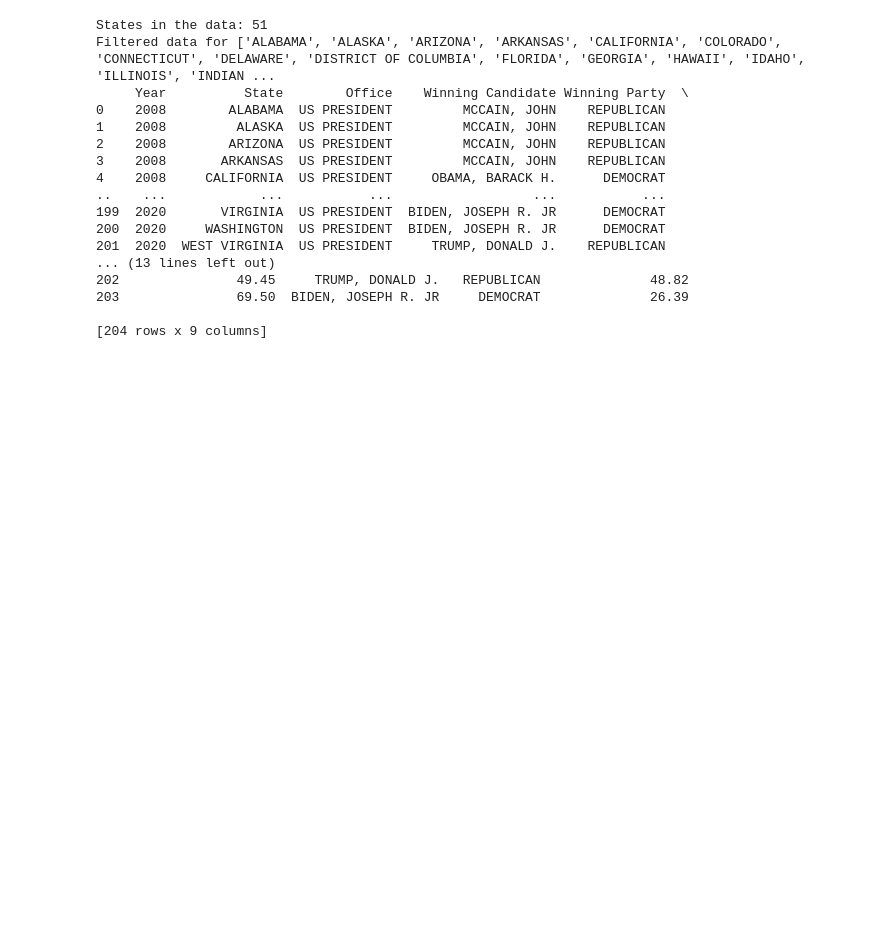
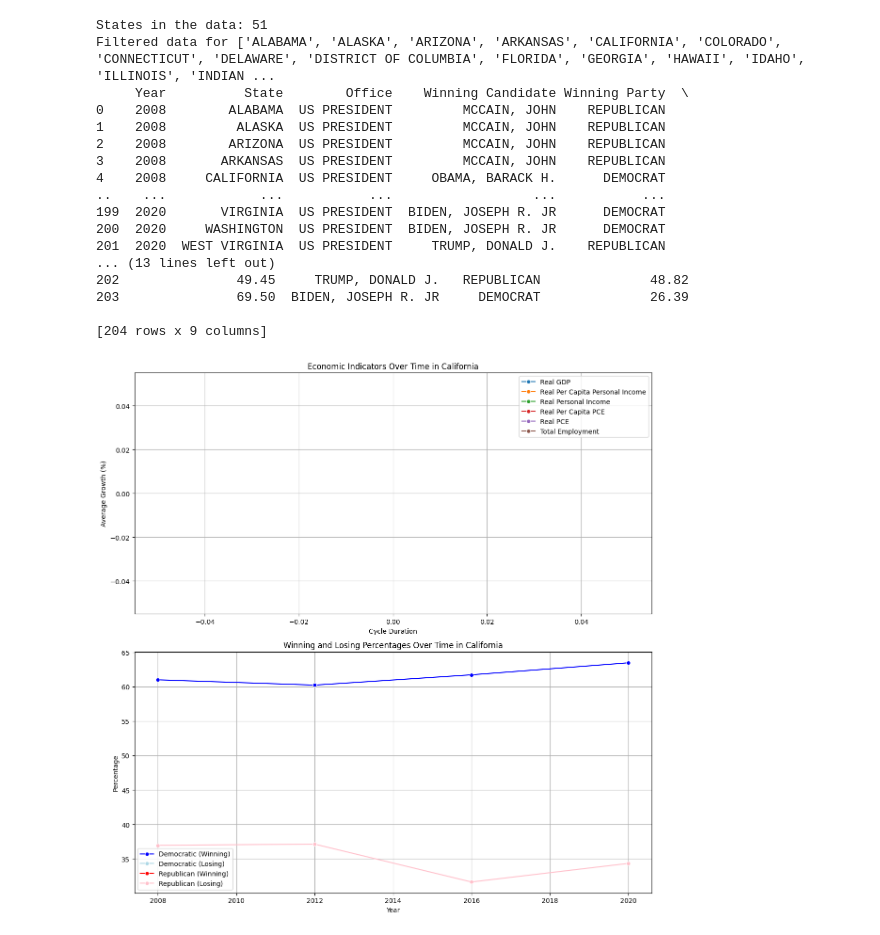
Before and after one commit to Virtigox/Electoral-Economic-Analysis, a Jupyter notebook: electoral_analysis/data_visualization.ipynb, the cells around one changed output. Drawn from its saved outputs; the diff is of its cells as text; code cells hidden in the pictures; blank space fills up the shorter version.

```diff
--- a/electoral_analysis/data_visualization.ipynb
+++ b/electoral_analysis/data_visualization.ipynb
@@ -118,3 +98,75 @@ Filtered data for ['ALABAMA', 'ALASKA', 'ARIZONA', 'ARKANSAS', 'CALIFORNIA', 'CO
 203               69.50  BIDEN, JOSEPH R. JR     DEMOCRAT              26.39
 
 [204 rows x 9 columns]
+# %%
+import matplotlib.pyplot as plt
+import seaborn as sns
+
+def plot_multiple_time_series(ax, data, state, indicators, title, xlabel, ylabel):
+    for indicator in indicators:
+        indicator_data = data[(data['State'] == state) & (data['Indicator'] == indicator)]
+        sns.lineplot(data=indicator_data, x='Cycle Duration', y='Average Growth (%)', marker='o', label=indicator, ax=ax)
+    ax.set_title(title)
+    ax.set_xlabel(xlabel)
+    ax.set_ylabel(ylabel)
+    ax.legend()
+    ax.grid(True)
+
+def plot_party_trends(ax, data, state, office, title, xlabel, ylabel):
+    # Plot Democratic trend
+    dem_winning_data = data[data['Winning Party'] == 'DEMOCRAT']
+    dem_losing_data = data[data['Losing Party'] == 'DEMOCRAT']
+    sns.lineplot(data=dem_winning_data, x='Year', y='Winning Percentage', marker='o', label='Democratic (Winning)', color='blue', ax=ax)
+    sns.lineplot(data=dem_losing_data, x='Year', y='Losing Percentage', marker='o', label='Democratic (Losing)', color='lightblue', ax=ax)
+
+    # Plot Republican trend
+    rep_winning_data = data[data['Winning Party'] == 'REPUBLICAN']
+    sns.lineplot(data=rep_winning_data, x='Year', y='Winning Percentage', marker='o', label='Republican (Winning)', color='red', ax=ax)
+    rep_losing_data = data[data['Losing Party'] == 'REPUBLICAN']
+    sns.lineplot(data=rep_losing_data, x='Year', y='Losing Percentage', marker='o', label='Republican (Losing)', color='pink', ax=ax)
+
+    ax.set_title(title)
+    ax.set_xlabel(xlabel)
+    ax.set_ylabel(ylabel)
+    ax.legend()
+    ax.grid(True)
+
+# Define the indicators
+indicators = ['Real GDP', 'Real Per Capita Personal Income', 'Real Personal Income', 'Real Per Capita PCE', 'Real PCE', 'Total Employment']
+
+# Example usage
+state = 'CALIFORNIA'
+office = 'US PRESIDENT'
+
+# Filter the data for the specific state and office
+state_data = electoral_data[(electoral_data['State'] == state) & (electoral_data['Office'] == office)]
+
+# Create subplots
+fig, axs = plt.subplots(2, 1, figsize=(12, 12))
+
+# Plot the economic indicators
+plot_multiple_time_series(
+    ax=axs[0],
+    data=economic_data,
+    state=state,
+    indicators=indicators,
+    title='Economic Indicators Over Time in California',
+    xlabel='Cycle Duration',
+    ylabel='Average Growth (%)'
+)
+
+# Plot the electoral results
+plot_party_trends(
+    ax=axs[1],
+    data=state_data,
+    state=state,
+    office=office,
+    title='Winning and Losing Percentages Over Time in California',
+    xlabel='Year',
+    ylabel='Percentage'
+)
+
+plt.tight_layout()
+plt.show()
+# %% [output]
+[figure, added]
```
Also changed, not shown: parts of 2 cells of this notebook.
